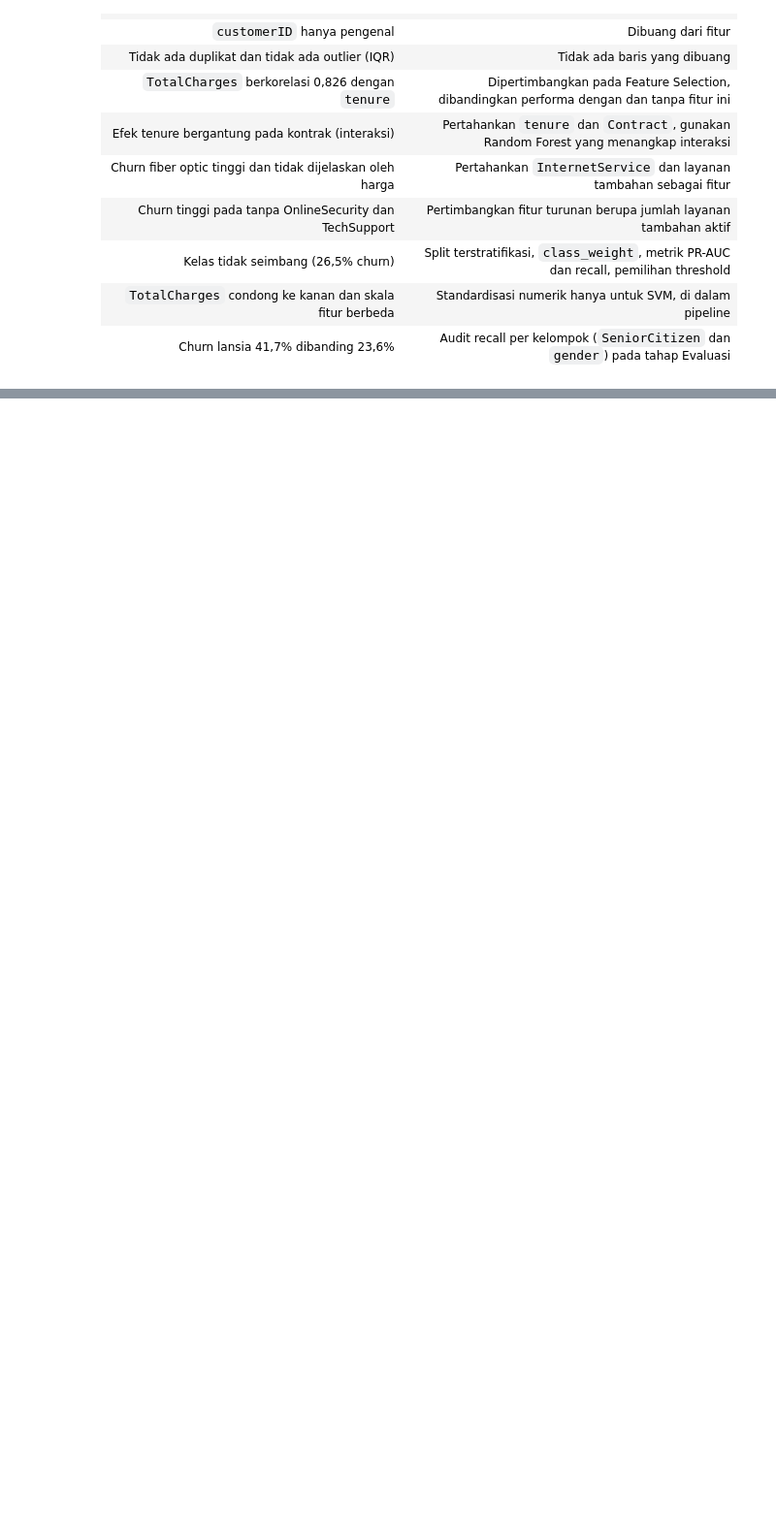
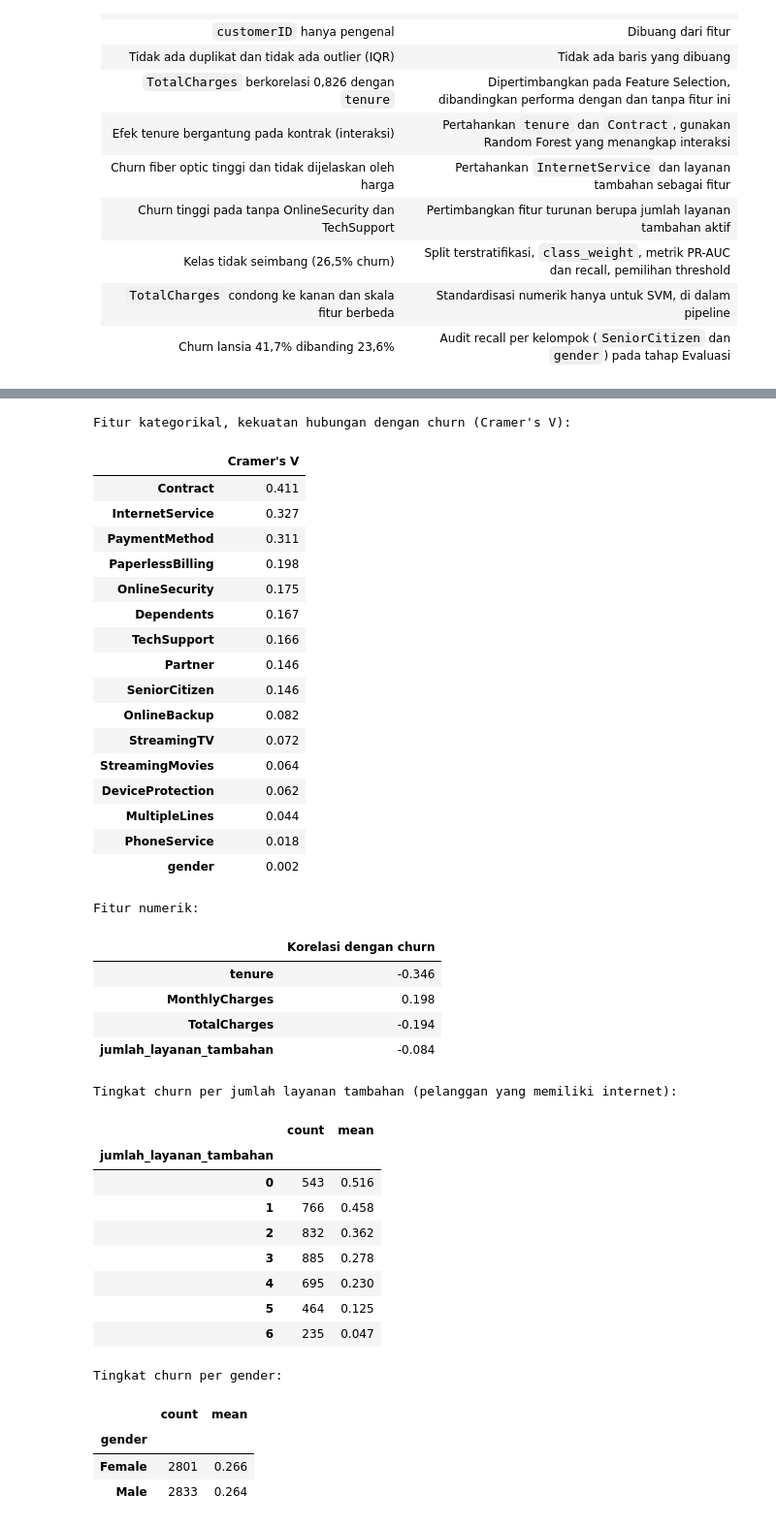
Before and after one commit to Cecarrr/21_IF-B_Pemuja-Kerang-Ajaib, a Jupyter notebook: notebooks/Insight-EDA.ipynb, the cells around one changed output, grey strips where cells are left out. Shown at 97% size. Saved outputs shown, nothing was run; the diff lists cells and outputs as text; code cells hidden in the pictures; blank space fills up the shorter version.

```diff
--- a/notebooks/Insight-EDA.ipynb
+++ b/notebooks/Insight-EDA.ipynb
@@ -640,0 +819,66 @@ Porsi seluruh churner yang ada di segmen : 42.2% (789 dari 1,869)
+# %%
+def cramers_v(x, y):
+    t = pd.crosstab(x, y)
+    chi2 = chi2_contingency(t, correction=False)[0]
+    return np.sqrt(chi2 / (t.to_numpy().sum() * (min(t.shape) - 1)))
+
+kandidat_kategorikal = (['gender', 'SeniorCitizen', 'Partner', 'Dependents', 'PhoneService',
+                         'MultipleLines', 'InternetService'] + kolom_layanan_tambahan +
+                        ['Contract', 'PaperlessBilling', 'PaymentMethod'])
+
+v = pd.Series({c: cramers_v(train_df[c], train_df[TARGET]) for c in kandidat_kategorikal},
+              name="Cramer's V").sort_values(ascending=False).round(3)
+print("Fitur kategorikal, kekuatan hubungan dengan churn (Cramer's V):")
+display(v.to_frame())
+
+kor_num = (train_df[['tenure', 'MonthlyCharges', 'TotalCharges', 'jumlah_layanan_tambahan', TARGET]]
+           .corr()[TARGET].drop(TARGET).round(3).rename('Korelasi dengan churn'))
+print('Fitur numerik:')
+display(kor_num.to_frame())
+
+print('Tingkat churn per jumlah layanan tambahan (pelanggan yang memiliki internet):')
+internet = train_df[train_df['InternetService'] != 'No']
+display(internet.groupby('jumlah_layanan_tambahan')[TARGET].agg(['count', 'mean']).round(3))
+
+print('Tingkat churn per gender:')
+display(train_df.groupby('gender')[TARGET].agg(['count', 'mean']).round(3))
+# %% [output]
+Fitur kategorikal, kekuatan hubungan dengan churn (Cramer's V):
+|  | Cramer's V |
+| Contract | 0.411 |
+| InternetService | 0.327 |
+| PaymentMethod | 0.311 |
+| PaperlessBilling | 0.198 |
+| OnlineSecurity | 0.175 |
+| Dependents | 0.167 |
+| TechSupport | 0.166 |
+| Partner | 0.146 |
+| SeniorCitizen | 0.146 |
+| OnlineBackup | 0.082 |
+| StreamingTV | 0.072 |
+| StreamingMovies | 0.064 |
+| DeviceProtection | 0.062 |
+| MultipleLines | 0.044 |
+| PhoneService | 0.018 |
+| gender | 0.002 |
+Fitur numerik:
+|  | Korelasi dengan churn |
+| tenure | -0.346 |
+| MonthlyCharges | 0.198 |
+| TotalCharges | -0.194 |
+| jumlah_layanan_tambahan | -0.084 |
+Tingkat churn per jumlah layanan tambahan (pelanggan yang memiliki internet):
+|  | count | mean |
+| jumlah_layanan_tambahan |  |  |
+| 0 | 543 | 0.516 |
+| 1 | 766 | 0.458 |
+| 2 | 832 | 0.362 |
+| 3 | 885 | 0.278 |
+| 4 | 695 | 0.230 |
+| 5 | 464 | 0.125 |
+| 6 | 235 | 0.047 |
+Tingkat churn per gender:
+|  | count | mean |
+| gender |  |  |
+| Female | 2801 | 0.266 |
+| Male | 2833 | 0.264 |
```
Also changed, not shown: parts of 23 cells of this notebook, 2 other files.
